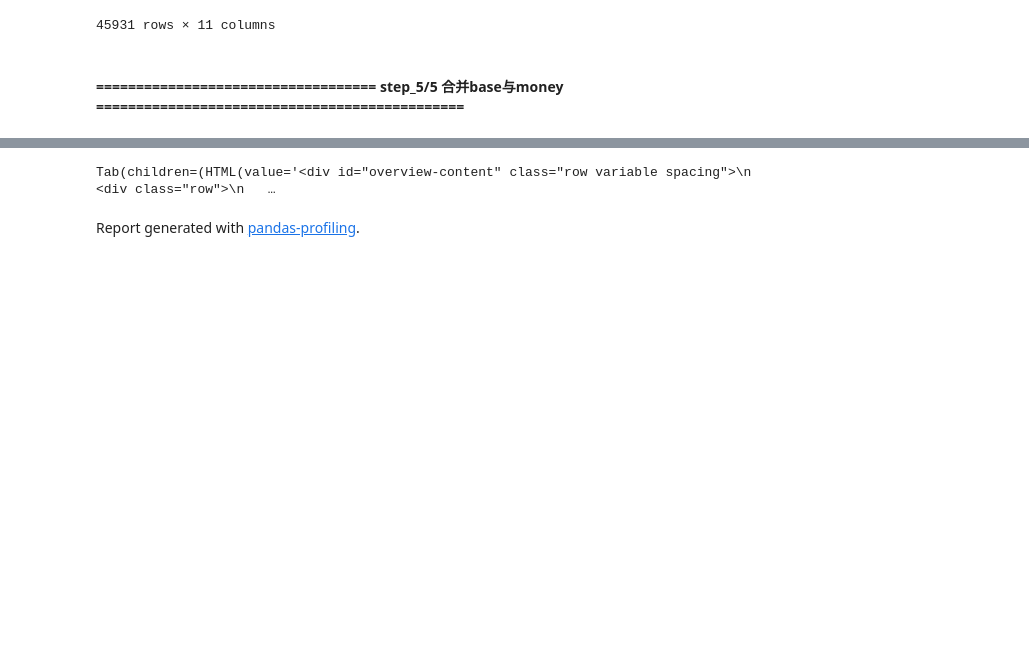
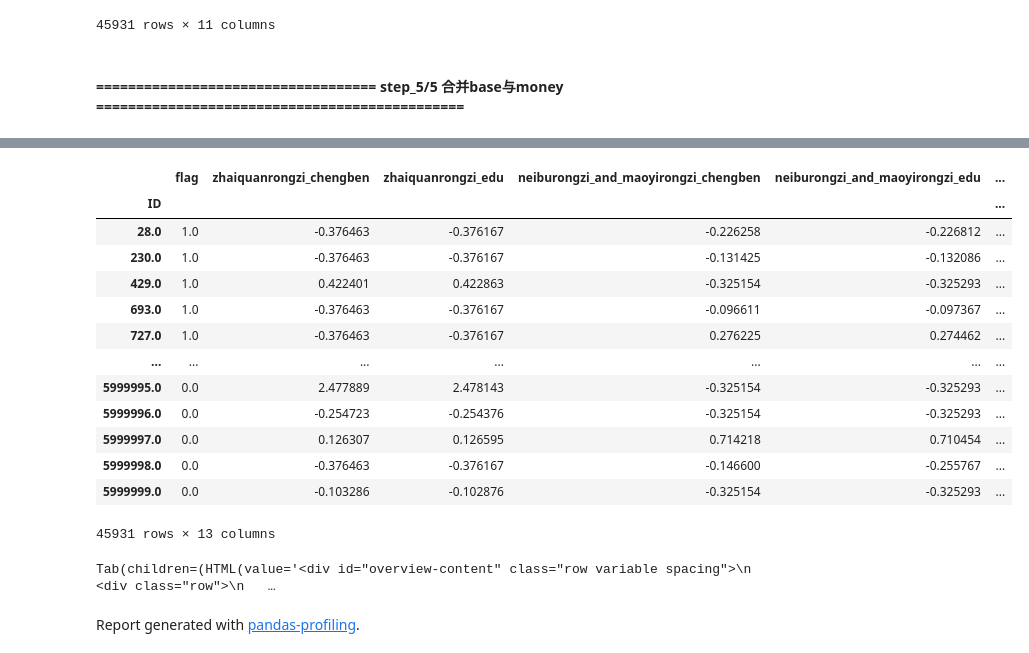
Before and after one commit to HongdaChen/zombie_enterprises_classification, a Jupyter notebook: Processing_all_data_X.ipynb, the cells around one changed output, grey strips where cells are left out. Saved outputs shown, nothing was run; the diff lists cells and outputs as text; code cells hidden in the pictures; blank space fills up the shorter version.

```diff
--- a/Processing_all_data_X.ipynb
+++ b/Processing_all_data_X.ipynb
@@ -234,3 +250,27 @@ memory usage: 9.5 MB
+# %%
+
+encoded_all_data.columns=['flag','zhuan_li','qiye_leixing','area','shangbiao','kongguren_chigubili','kongzhiren_leixing','regesiter_time','regesiter_money','work_right','field','main_run_shouru','worker_number','zhaiquanrongzi_chengben','zhaiquanrongzi_edu','neiburongzi_and_maoyirongzi_chengben','neiburongzi_and_maoyirongzi_edu','jinglirun','lirunzonge','suoyouzhe_quanyiheji','nashui_zonge','guquanrognzi_chengben','guquanrognzi_edu','yingye_zongshouru','fuzhai_zonge','zichan_zonge','xiangmurongzi_and_zhengcerongzi_chengben','xiangmurongzi_and_zhengcerongzi_edu']
+
+encoded_all_data=encoded_all_data[['flag','zhaiquanrongzi_chengben','zhaiquanrongzi_edu','neiburongzi_and_maoyirongzi_chengben','neiburongzi_and_maoyirongzi_edu','jinglirun','lirunzonge','suoyouzhe_quanyiheji','nashui_zonge','guquanrognzi_chengben','guquanrognzi_edu','yingye_zongshouru','fuzhai_zonge']]
+
+# sns.pairplot(encoded_all_data[['flag','zhuan_li','qiye_leixing','area','shangbiao','kongguren_chigubili','kongzhiren_leixing','regesiter_time','regesiter_money','work_right','field','main_run_shouru','worker_number']],hue='flag')
+# %%
+encoded_all_data
+# %% [output]
+|  | flag | zhaiquanrongzi_chengben | zhaiquanrongzi_edu | neiburongzi_and_maoyirongzi_chengben | neiburongzi_and_maoyirongzi_edu | ... |
+| ID |  |  |  |  |  | ... |
+| 28.0 | 1.0 | -0.376463 | -0.376167 | -0.226258 | -0.226812 | ... |
+| 230.0 | 1.0 | -0.376463 | -0.376167 | -0.131425 | -0.132086 | ... |
+| 429.0 | 1.0 | 0.422401 | 0.422863 | -0.325154 | -0.325293 | ... |
+| 693.0 | 1.0 | -0.376463 | -0.376167 | -0.096611 | -0.097367 | ... |
+| 727.0 | 1.0 | -0.376463 | -0.376167 | 0.276225 | 0.274462 | ... |
+| ... | ... | ... | ... | ... | ... | ... |
+| 5999995.0 | 0.0 | 2.477889 | 2.478143 | -0.325154 | -0.325293 | ... |
+| 5999996.0 | 0.0 | -0.254723 | -0.254376 | -0.325154 | -0.325293 | ... |
+| 5999997.0 | 0.0 | 0.126307 | 0.126595 | 0.714218 | 0.710454 | ... |
+| 5999998.0 | 0.0 | -0.376463 | -0.376167 | -0.146600 | -0.255767 | ... |
+| 5999999.0 | 0.0 | -0.103286 | -0.102876 | -0.325154 | -0.325293 | ... |
+45931 rows × 13 columns
 # %%
 encoded_all_data.to_csv(r'./data/created_data/encoded_all_data.csv')
 # %%
```
Also changed, not shown: parts of 3 cells of this notebook.
